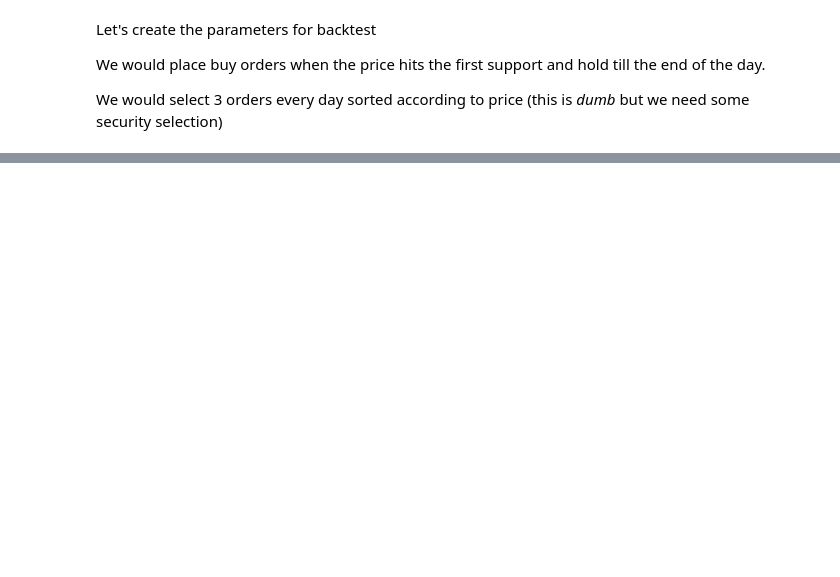
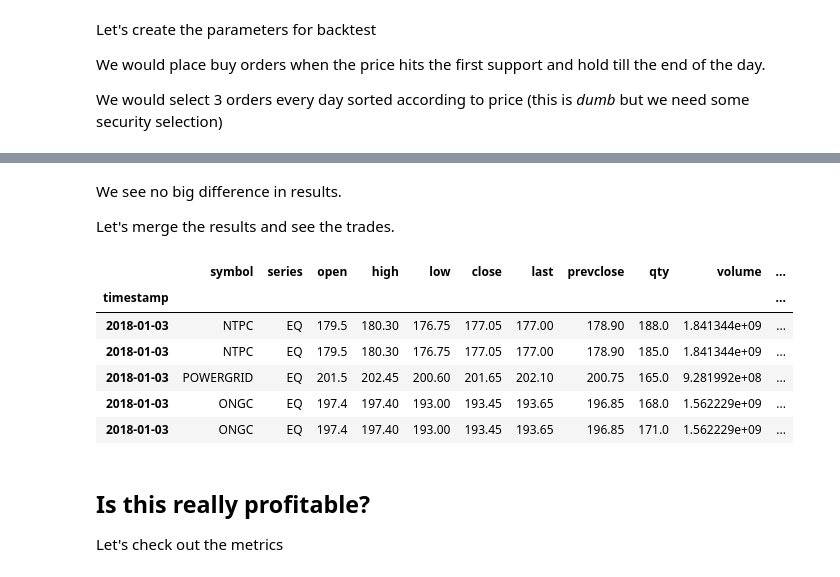
Before and after one commit to uberdeveloper/fastbt, a Jupyter notebook: examples/PivotPoints.ipynb, the cells around one changed output, grey strips where cells are left out. Drawn from its saved outputs; the diff is of its cells as text; code cells hidden in the pictures; blank space fills up the shorter version.

```diff
--- a/examples/PivotPoints.ipynb
+++ b/examples/PivotPoints.ipynb
@@ -88,0 +146,26 @@ results.profit.cumsum().plot(title='Cumulative Profit')
+# %% [markdown]
+We see no big difference in results.
+
+Let's merge the results and see the trades.
+# %%
+final = pd.concat([results, results2], sort=False).reset_index(drop=True)
+
+# Delete unwanted columns
+for col in final.columns:
+    if col.startswith('_'):
+        del final[col]
+
+pd.options.display.max_columns = 50
+final.sort_values(by='timestamp').set_index('timestamp').head()
+# %% [output]
+|  | symbol | series | open | high | low | close | last | prevclose | qty | volume | ... |
+| timestamp |  |  |  |  |  |  |  |  |  |  | ... |
+| 2018-01-03 | NTPC | EQ | 179.5 | 180.30 | 176.75 | 177.05 | 177.00 | 178.90 | 188.0 | 1.841344e+09 | ... |
+| 2018-01-03 | NTPC | EQ | 179.5 | 180.30 | 176.75 | 177.05 | 177.00 | 178.90 | 185.0 | 1.841344e+09 | ... |
+| 2018-01-03 | POWERGRID | EQ | 201.5 | 202.45 | 200.60 | 201.65 | 202.10 | 200.75 | 165.0 | 9.281992e+08 | ... |
+| 2018-01-03 | ONGC | EQ | 197.4 | 197.40 | 193.00 | 193.45 | 193.65 | 196.85 | 168.0 | 1.562229e+09 | ... |
+| 2018-01-03 | ONGC | EQ | 197.4 | 197.40 | 193.00 | 193.45 | 193.65 | 196.85 | 171.0 | 1.562229e+09 | ... |
+# %% [markdown]
+## Is this really profitable?
+
+Let's check out the metrics
```
Also changed, not shown: parts of 12 cells of this notebook.
